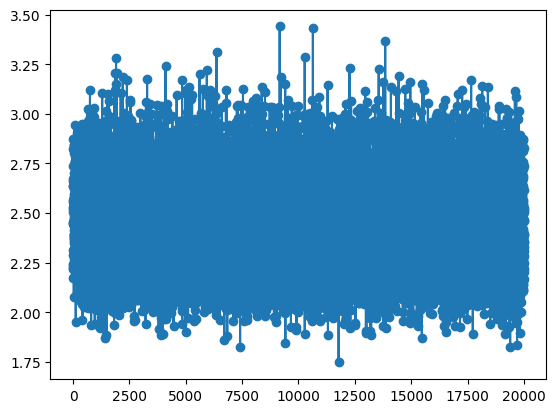
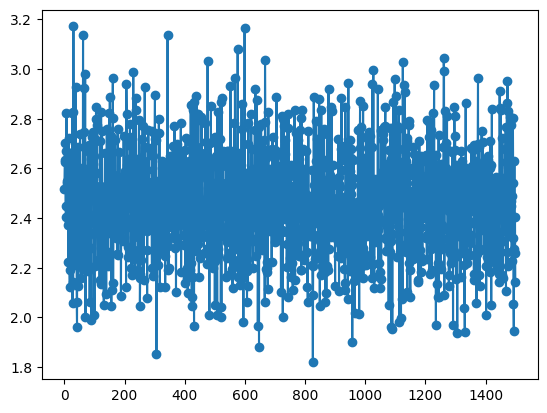
Code edit (unified diff) that turned the first committed figure into the second:
--- before
+++ after
@@ -15,7 +15,11 @@
 y_axis_points = []
 
+lr_lin = torch.linspace(-3, 0, 500)
+lr_exp = 10**lr_lin
+lr_points = []
+loss_points = []
 
 # Training loop
-for i in range(20000):
+for i in range(1500):
 
     # construct a batch instead of training on all examples
@@ -35,8 +39,14 @@
         p.grad = None
     loss.backward()
+    lr = 0.05 # -lr_exp[i]
     for p in params:
-        p.data += -0.001 * p.grad
+        p.data += -lr * p.grad
+
+    #lr_points.append(lr_exp[i])
+    #loss_points.append(loss.item())
 
 plt.plot(x_axis_points, y_axis_points, marker='o', linestyle='-')
 plt.show()
+#plt.plot(lr_points, loss_points, marker='o', linestyle='-')
+#plt.show()
 loss

Commit: embedding vizualization